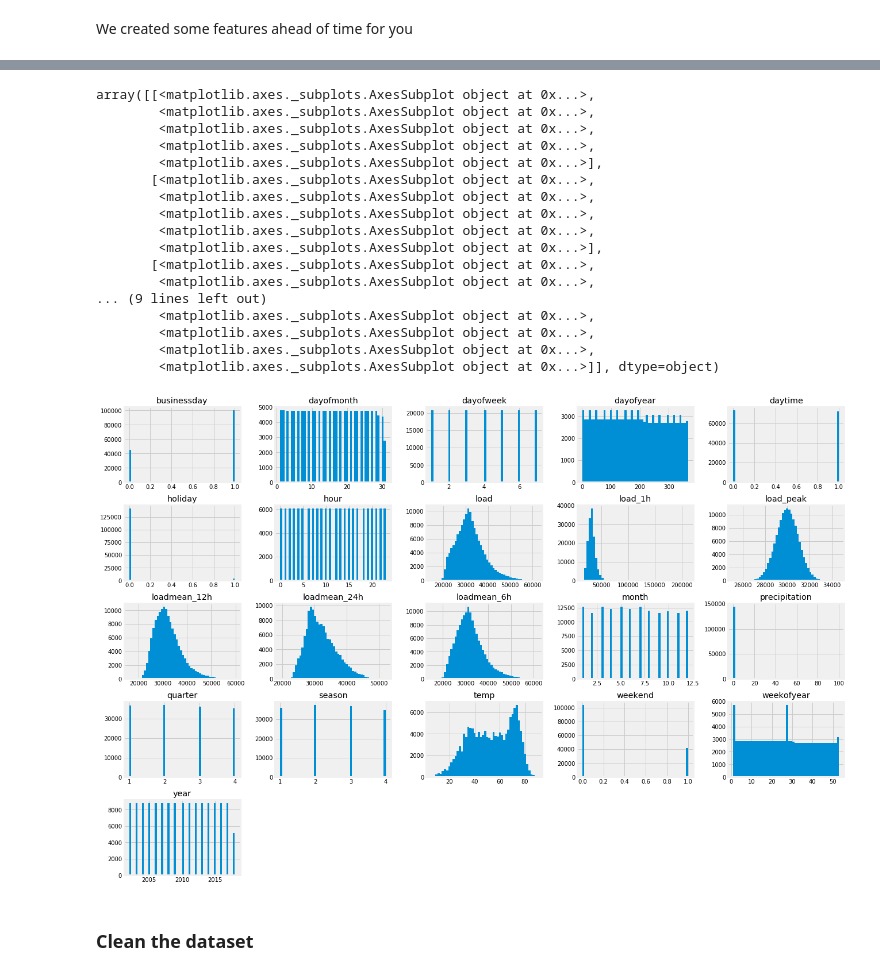
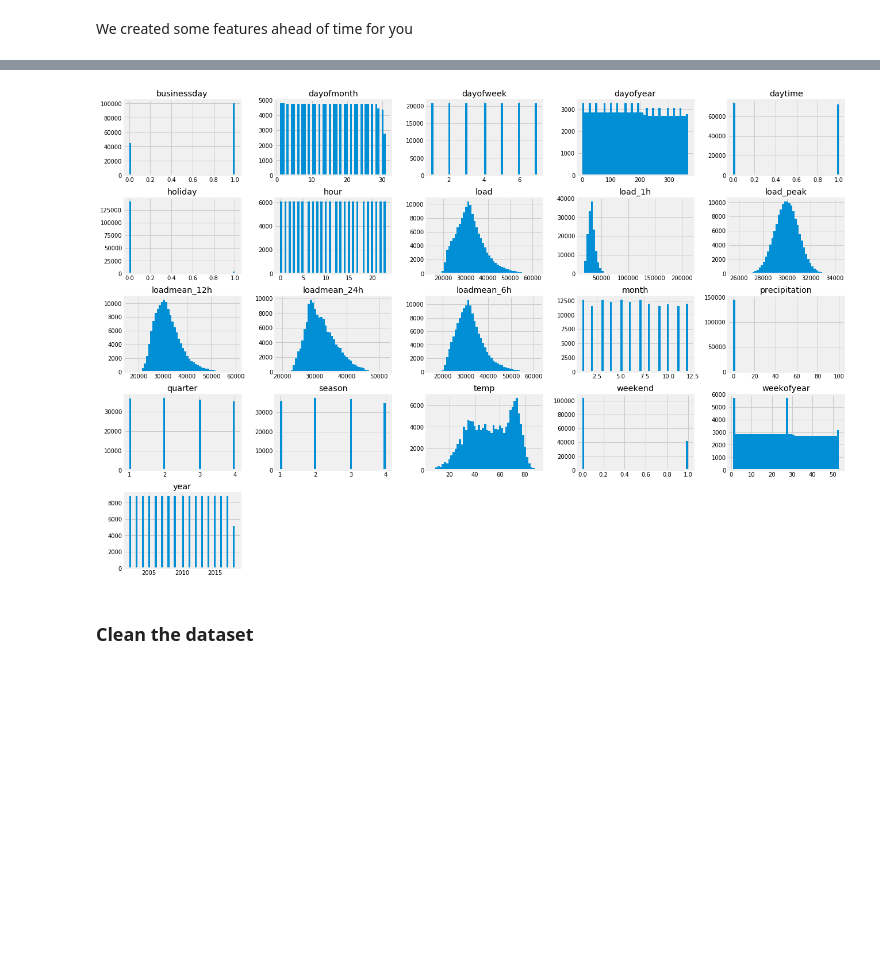
Before and after one commit to robmoratore/ShellDnA, a Jupyter notebook: Shell_Dna_EnergyLoad.ipynb, the cells around one changed output, grey strips where cells are left out. Saved outputs shown, nothing was run; the diff lists cells and outputs as text; code cells hidden in the pictures; blank space fills up the shorter version.

```diff
--- a/Shell_Dna_EnergyLoad.ipynb
+++ b/Shell_Dna_EnergyLoad.ipynb
@@ -198,26 +197,9 @@ df_full.head()
 | 3 | 2002-01-01 04:00:00 | 27899 | 28357.0 | NaN | NaN | NaN | 28939.300806 | 2002 | 1 | ... |
 | 4 | 2002-01-01 05:00:00 | 28057 | 27899.0 | NaN | NaN | NaN | 29395.439657 | 2002 | 1 | ... |
 # %%
-df_full.hist(bins=50, figsize=(20,15))
+_ = df_full.hist(bins=50, figsize=(20,15))
 # %% [output]
-array([[<matplotlib.axes._subplots.AxesSubplot object at 0x...>,
-        <matplotlib.axes._subplots.AxesSubplot object at 0x...>,
-        <matplotlib.axes._subplots.AxesSubplot object at 0x...>,
-        <matplotlib.axes._subplots.AxesSubplot object at 0x...>,
-        <matplotlib.axes._subplots.AxesSubplot object at 0x...>],
-       [<matplotlib.axes._subplots.AxesSubplot object at 0x...>,
-        <matplotlib.axes._subplots.AxesSubplot object at 0x...>,
-        <matplotlib.axes._subplots.AxesSubplot object at 0x...>,
-        <matplotlib.axes._subplots.AxesSubplot object at 0x...>,
-        <matplotlib.axes._subplots.AxesSubplot object at 0x...>],
-       [<matplotlib.axes._subplots.AxesSubplot object at 0x...>,
-        <matplotlib.axes._subplots.AxesSubplot object at 0x...>,
-... (9 lines left out)
-        <matplotlib.axes._subplots.AxesSubplot object at 0x...>,
-        <matplotlib.axes._subplots.AxesSubplot object at 0x...>,
-        <matplotlib.axes._subplots.AxesSubplot object at 0x...>,
-        <matplotlib.axes._subplots.AxesSubplot object at 0x...>]], dtype=object)
-[figure, old version]
+[figure, new version]
 # %% [markdown]
 ### Clean the dataset
 # %% [markdown]
```
Also changed, not shown: parts of 31 cells of this notebook, 13 other files.
